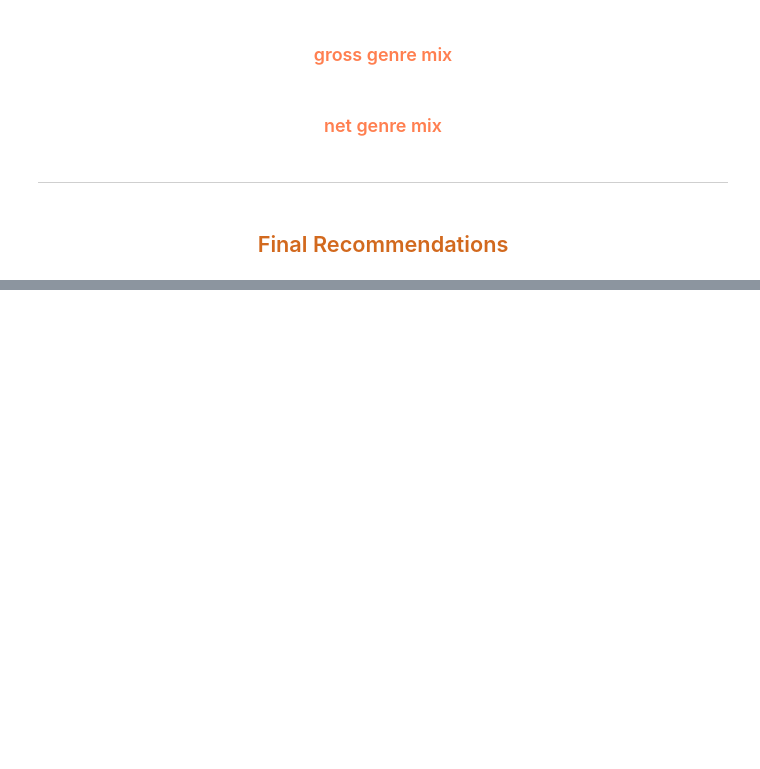
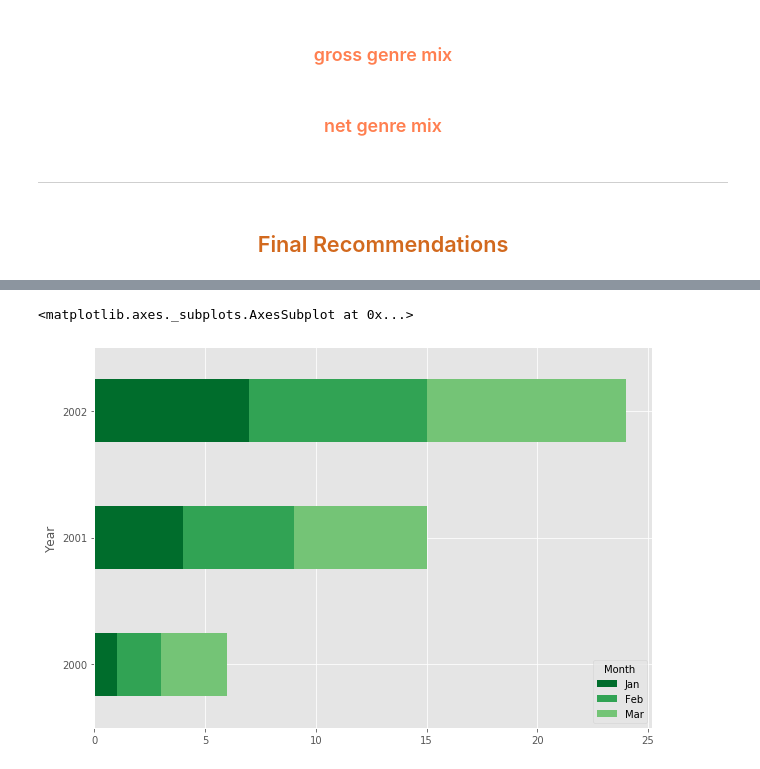
Before and after one commit to jammy-bot/dsc-mod-1-project-v2-1-online-ds-ft-120919, a Jupyter notebook: dev-2-eda-views.ipynb, the cells around one changed output, grey strips where cells are left out. Drawn from its saved outputs; the diff is of its cells as text; code cells hidden in the pictures; blank space fills up the shorter version.

Commit message:
plot sampling

```diff
--- a/dev-2-eda-views.ipynb
+++ b/dev-2-eda-views.ipynb
@@ -741,3 +741,19 @@ print(set_b)
 # looking at ...
 # plt.figure(figsize=(8, 5))
 # sns.violinplot(x='year', y='Total_gross', data=bom_2016_18_df)
+# %%
+import matplotlib.pyplot as plt
+import matplotlib
+
+matplotlib.style.use('ggplot')
+
+
+data = [[2000, 2000, 2000, 2001, 2001, 2001, 2002, 2002, 2002],
+        ['Jan', 'Feb', 'Mar', 'Jan', 'Feb', 'Mar', 'Jan', 'Feb', 'Mar'],
+        [1, 2, 3, 4, 5, 6, 7, 8, 9]]
+
+rows = zip(data[0], data[1], data[2])
+headers = ['Year', 'Month', 'Value']
+df = pd.DataFrame(rows, columns=headers)
+
+df
@@ -743,0 +771,3 @@ print(set_b)
+# %%
+pivot_df = df.pivot(index='Year', columns='Month', values='Value')
+pivot_df
@@ -743,0 +780,7 @@ print(set_b)
+# %%
+colors = ["#006D2C", "#31A354","#74C476"]
+#Note: .loc[:,['Jan','Feb', 'Mar']] is used here to rearrange the layer ordering
+pivot_df.loc[:,['Jan','Feb', 'Mar']].plot.barh(stacked=True, color=colors, figsize=(10,7))
+# %% [output]
+<matplotlib.axes._subplots.AxesSubplot at 0x...>
+[figure, added]
```
Also changed, not shown: parts of 3 cells of this notebook.
